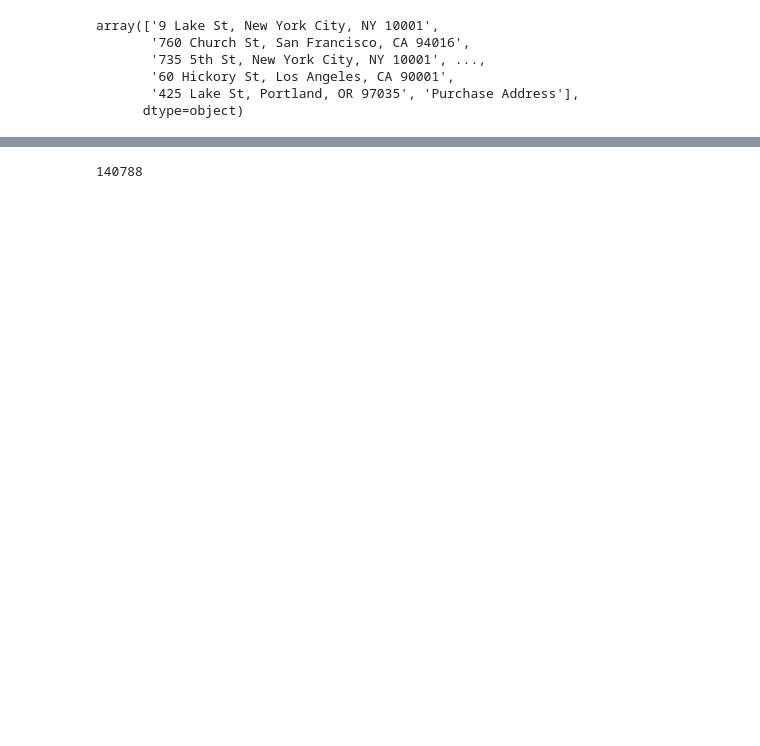
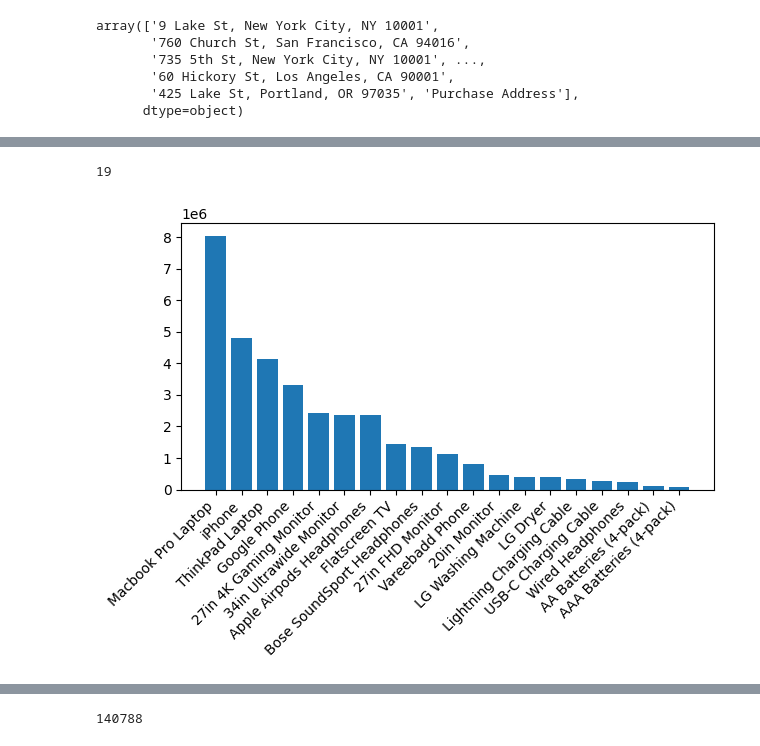
Before and after one commit to guilhermem0101/ml-book-exemplos, a Jupyter notebook: previsao_vendas.ipynb, the cells around one changed output, grey strips where cells are left out. Cells and saved outputs as stored; diff of their text form; code cells hidden in the pictures; blank space fills up the shorter version.

```diff
--- a/previsao_vendas.ipynb
+++ b/previsao_vendas.ipynb
@@ -145,0 +197,16 @@ array(['9 Lake St, New York City, NY 10001',
+# %%
+len(unique_Product.values)
+# %% [output]
+19
+# %%
+df = df[df['Quantity Ordered'] != 'Quantity Ordered']
+df['Quantity Ordered'] = pd.to_numeric(df['Quantity Ordered'])
+
+quantidade_vendida = df.groupby('Product')['Sales'].sum().sort_values(ascending=False)
+
+fig, ax = plt.subplots()
+ax.bar(quantidade_vendida.index, quantidade_vendida.values)
+plt.xticks(rotation=45, ha='right')
+plt.tight_layout()
+# %% [output]
+[figure, added]
```
Also changed, not shown: parts of 28 cells of this notebook.
